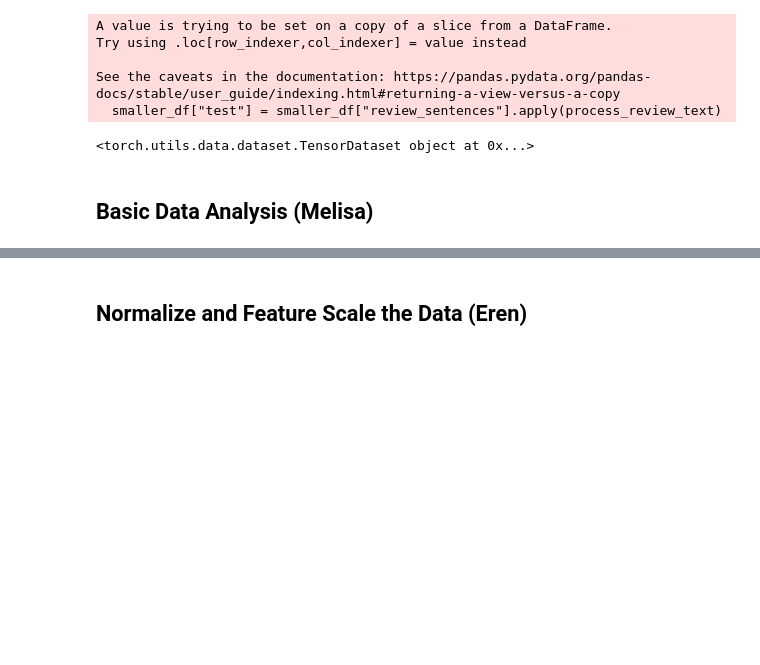
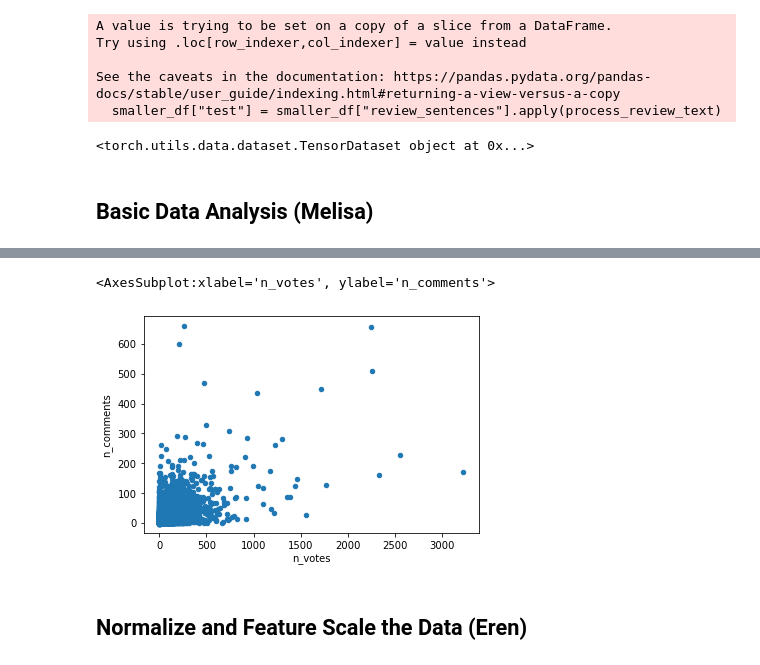
Before and after one commit to erenolg/Group_11, a Jupyter notebook: preprocessing.ipynb, the cells around one changed output, grey strips where cells are left out. Drawn from its saved outputs; the diff is of its cells as text; code cells hidden in the pictures; blank space fills up the shorter version.

```diff
--- a/preprocessing.ipynb
+++ b/preprocessing.ipynb
@@ -154,2 +199,7 @@ print(smaller_df["test"][1])
+# %%
+df.plot(kind='scatter', x='n_votes', y='n_comments')
+# %% [output]
+<AxesSubplot:xlabel='n_votes', ylabel='n_comments'>
+[figure, added]
 # %% [markdown]
 ## Normalize and Feature Scale the Data (Eren)
```
Also changed, not shown: parts of 6 cells of this notebook, 1 other file.
